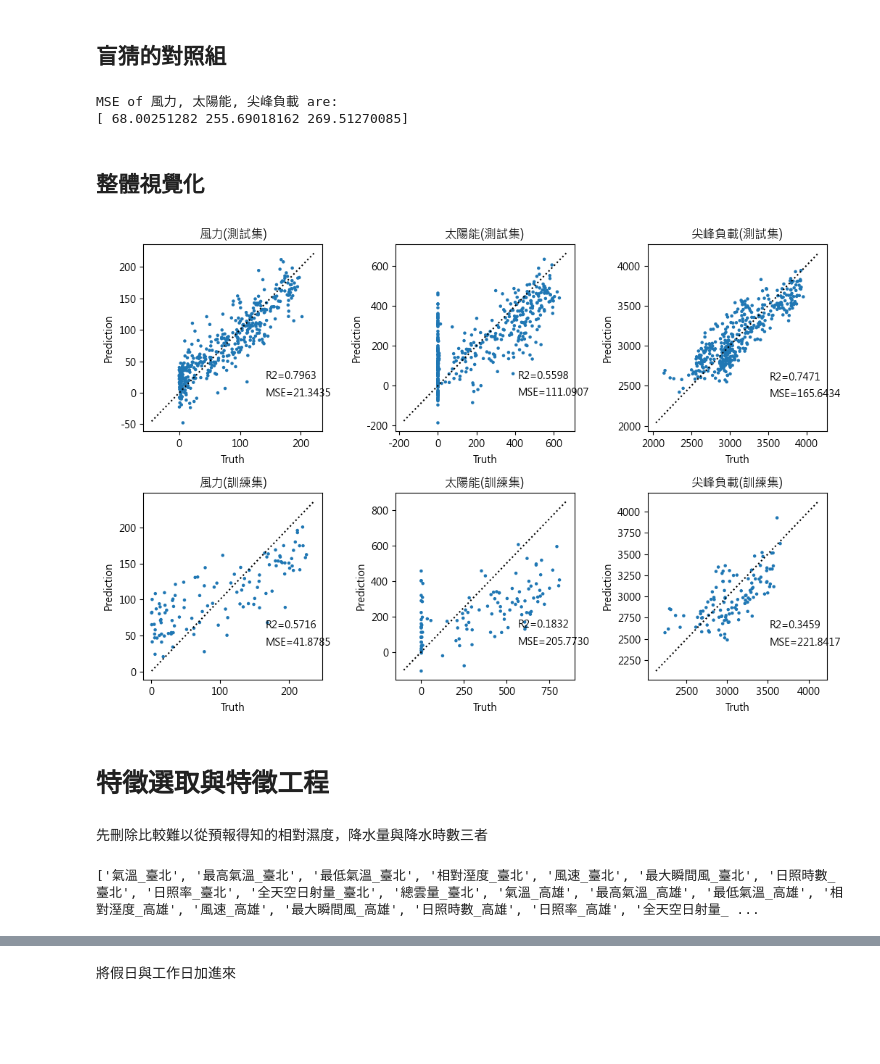
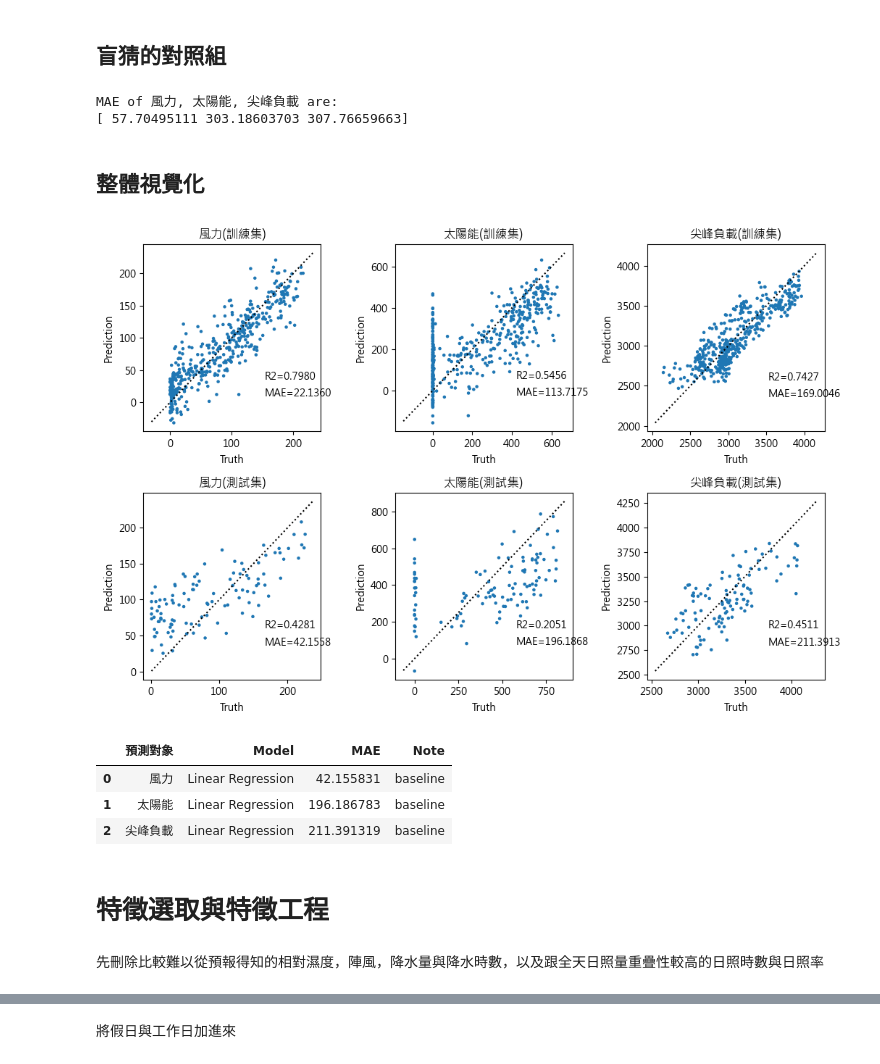
Before and after one commit to skyjadel/Taipower, a Jupyter notebook: Power_prediction.ipynb, the cells around one changed output, grey strips where cells are left out. Cells and saved outputs as stored; diff of their text form; code cells hidden in the pictures; blank space fills up the shorter version.

```diff
--- a/Power_prediction.ipynb
+++ b/Power_prediction.ipynb
@@ -332,7 +268,8 @@ weather_power_df
 for col in weather_power_df.columns:
     if nan_series[col] > 0:
         print(col)
-        weather_power_df[col].fillna(np.nanmean(weather_power_df[col]), inplace=True)
+        weather_power_df.fillna({col: np.nanmean(weather_power_df[col])}, inplace=True)
+        #weather_power_df[col].fillna(np.nanmean(weather_power_df[col]), inplace=True)
         #weather_power_df.loc[col].fillna(0)
 # %% [output]
 全天空日射量_東吉島
@@ -365,15 +296,15 @@ for station in station_names:
 
     wind_speed = list(weather_power_df[f'{prefixes[0][0]}_{station}'])
     wind_direction = list(weather_power_df[f'{prefixes[0][1]}_{station}'] / 180 * np.pi)
-    EW_wind = np.abs(wind_speed * np.cos(wind_direction))
-    NS_wind = np.abs(wind_speed * np.sin(wind_direction))
+    NS_wind = np.abs(wind_speed * np.cos(wind_direction))
+    EW_wind = np.abs(wind_speed * np.sin(wind_direction))
     weather_power_df[f'東西風_{station}'] = EW_wind
     weather_power_df[f'南北風_{station}'] = NS_wind
 
     wind_speed = list(weather_power_df[f'{prefixes[1][0]}_{station}'])
     wind_direction = list(weather_power_df[f'{prefixes[1][1]}_{station}'] / 180 * np.pi)
-    EW_wind = np.abs(wind_speed * np.cos(wind_direction))
-    NS_wind = np.abs(wind_speed * np.sin(wind_direction))
+    NS_wind = np.abs(wind_speed * np.cos(wind_direction))
+    EW_wind = np.abs(wind_speed * np.sin(wind_direction))
     weather_power_df[f'東西陣風_{station}'] = EW_wind
     weather_power_df[f'南北陣風_{station}'] = NS_wind
 
@@ -432,7 +363,7 @@ print(Y_train.shape)
 print(X_test.shape)
 print(Y_test.shape)
 # %%
-train_size = 400
+train_size = int(Xs.shape[0] * 0.8)
 X_train = np.array(Xs)[0:train_size,:]
 Y_train = np.array(Ys)[0:train_size,:]
 X_test = np.array(Xs)[train_size::,:]
@@ -480,11 +414,11 @@ MSE of 風力, 太陽能, 尖峰負載 are:
 ## 盲猜的對照組
 # %%
 Y_pred = np.array(Y_test) * 0 + np.stack([np.mean(np.array(Y_train), axis=0)] * Y_test.shape[0], axis=0)
-print('MSE of 風力, 太陽能, 尖峰負載 are:')
-print(mse_for_three(Y_test, Y_pred))
+print('MAE of 風力, 太陽能, 尖峰負載 are:')
+print(MAE(Y_test, Y_pred))
 # %% [output]
-MSE of 風力, 太陽能, 尖峰負載 are:
-[ 68.00251282 255.69018162 269.51270085]
+MAE of 風力, 太陽能, 尖峰負載 are:
+[ 57.70495111 303.18603703 307.76659663]
 # %% [markdown]
 ## 整體視覺化
 # %%
@@ -496,9 +430,10 @@ def plot_one_scatter(X, Y, ax, title):
     _ = ax.scatter(X, Y, Y*0 + 5)
     _ = ax.plot([min_XY, max_XY], [min_XY, max_XY] ,':k')
     r2 = 1 - np.mean((X-Y)**2)/np.var(X)
-    mse = np.mean(np.abs(X - Y))
+    mae = np.mean(np.abs(X - Y))
     _ = ax.set_title(title)
     _ = ax.set_xlabel('Truth')
     _ = ax.set_ylabel('Prediction')
     _ = ax.text(min_XY * 0.3 + max_XY * 0.7, min_XY * 0.75 + max_XY * 0.25, f'R2={r2:.4f}')
-    _ = ax.text(min_XY * 0.3 + max_XY * 0.7, min_XY * 0.85 + max_XY * 0.15, f'MSE={mse:.4f}')
+    _ = ax.text(min_XY * 0.3 + max_XY * 0.7, min_XY * 0.85 + max_XY * 0.15, f'MAE={mae:.4f}')
+    return mae
@@ -505,23 +442,35 @@ def plot_one_scatter(X, Y, ax, title):
 # %%
 fig, axes = plt.subplots(2, 3)
 fig.set_size_inches((10.5,7))
-train_or_test = ['測試集', '訓練集']
+train_or_test = ['訓練集', '測試集']
 for i in range(2):
     if i == 0:
         grand_X = np.array(Y_train)
         grand_Y = model.predict(X_train)
     elif i == 1:
         grand_X = np.array(Y_test)
         grand_Y = model.predict(X_test)
+        mae_list = []
     for j in range(3):
         X = grand_X[:,j]
         Y = grand_Y[:,j]
         this_ax = axes[i][j]
         title = f'{Y_cols[j]}({train_or_test[i]})'
-        plot_one_scatter(X, Y, this_ax, title)
+        mae = plot_one_scatter(X, Y, this_ax, title)
+        if i == 1:
+            mae_list.append(mae)
 fig.tight_layout()
 # %% [output]
-[figure, old version]
+[figure, new version]
+# %%
+for i, y_col in enumerate(Y_cols):
+    mae_record_df.loc[len(mae_record_df)] = [y_col, 'Linear Regression', mae_list[i], 'baseline']
+mae_record_df
+# %% [output]
+|  | 預測對象 | Model | MAE | Note |
+| 0 | 風力 | Linear Regression | 42.155831 | baseline |
+| 1 | 太陽能 | Linear Regression | 196.186783 | baseline |
+| 2 | 尖峰負載 | Linear Regression | 211.391319 | baseline |
 # %% [markdown]
 # 特徵選取與特徵工程
 # %%
@@ -571,12 +540,9 @@ def ModelFit(weather_power_df, X_cols, Y_cols, train_size=train_size, forced_non
 # %% [markdown]
-先刪除比較難以從預報得知的相對濕度，降水量與降水時數三者
+先刪除比較難以從預報得知的相對濕度，陣風，降水量與降水時數，以及跟全天日照量重疊性較高的日照時數與日照率
 # %%
 X_cols = []
 Y_cols = ['風力', '太陽能', '尖峰負載']
-X_col_exclude = ['降水量', '降水時數']
+X_col_exclude = ['降水量', '降水時數', '相對溼度', '日照時數', '日照率', '最大瞬間風', '東西陣風', '南北陣風', '總雲量']
 for col in weather_power_df.columns:
     if not ((col in power_types.power_generation_big_type.keys() or col in Y_cols + ['日期']) or col.split('_')[0] in X_col_exclude):
         X_cols.append(col)
-print(X_cols)
-# %% [output]
-['氣溫_臺北', '最高氣溫_臺北', '最低氣溫_臺北', '相對溼度_臺北', '風速_臺北', '最大瞬間風_臺北', '日照時數_臺北', '日照率_臺北', '全天空日射量_臺北', '總雲量_臺北', '氣溫_高雄', '最高氣溫_高雄', '最低氣溫_高雄', '相對溼度_高雄', '風速_高雄', '最大瞬間風_高雄', '日照時數_高雄', '日照率_高雄', '全天空日射量_ ...
```
Also changed, not shown: parts of 78 cells of this notebook.
